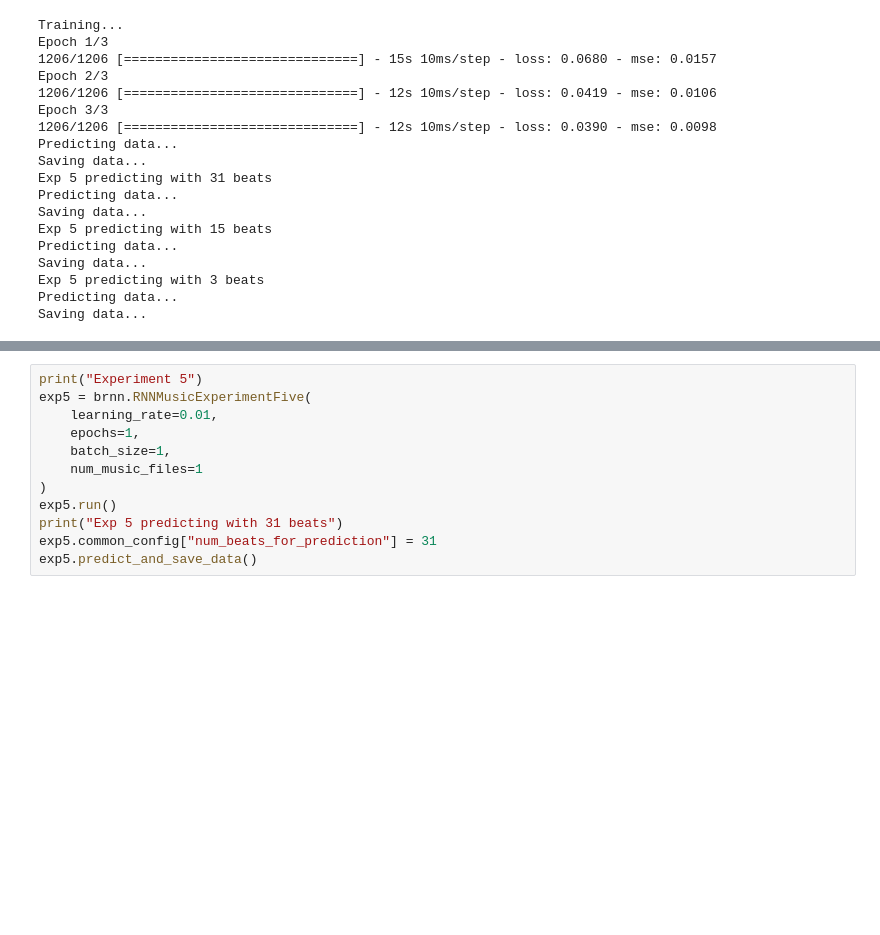
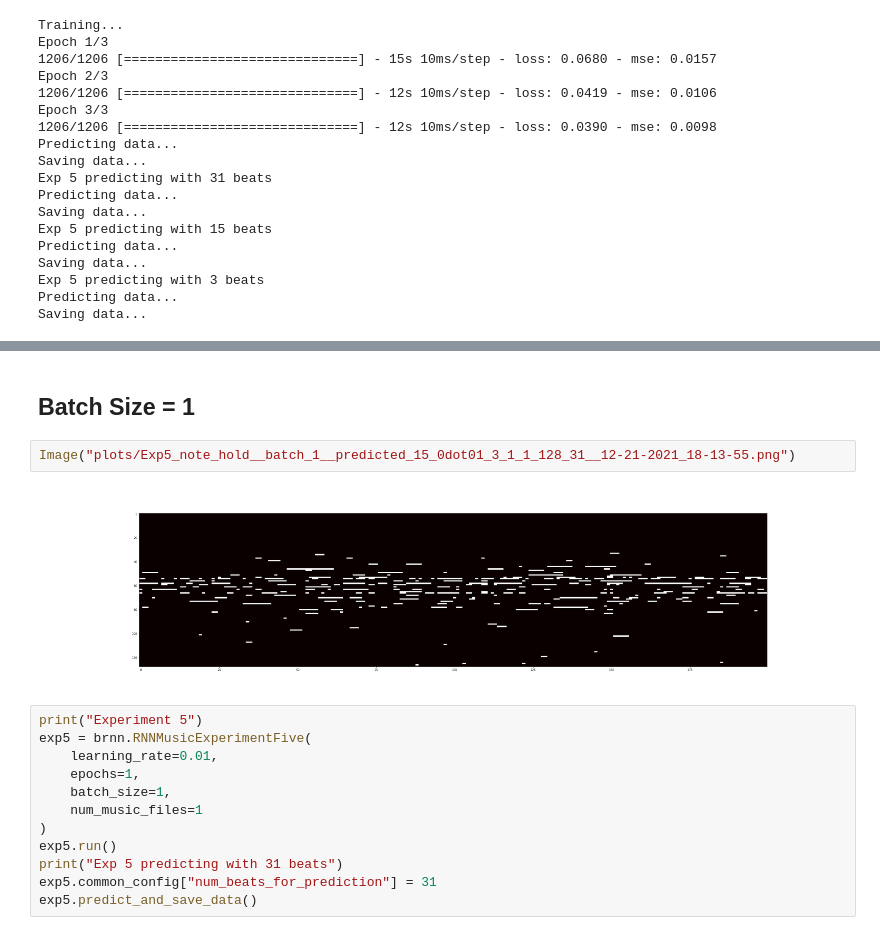
Before and after one commit to jannikjw/music_generation_rnn, a Jupyter notebook: rnn-music-generation.ipynb, the cells around one changed output, grey strips where cells are left out. Saved outputs shown, nothing was run; the diff lists cells and outputs as text; blank space fills up the shorter version.

```diff
--- a/rnn-music-generation.ipynb
+++ b/rnn-music-generation.ipynb
@@ -333,3 +365,9 @@ Saving data...
+# %% [markdown]
+## Batch Size = 1
+# %%
+Image("plots/Exp5_note_hold__batch_1__predicted_15_0dot01_3_1_1_128_31__12-21-2021_18-13-55.png")
+# %% [output]
+[figure, added]
 # %%
 print("Experiment 5")
 exp5 = brnn.RNNMusicExperimentFive(
```
Also changed, not shown: parts of 21 cells of this notebook, 2 other files.
